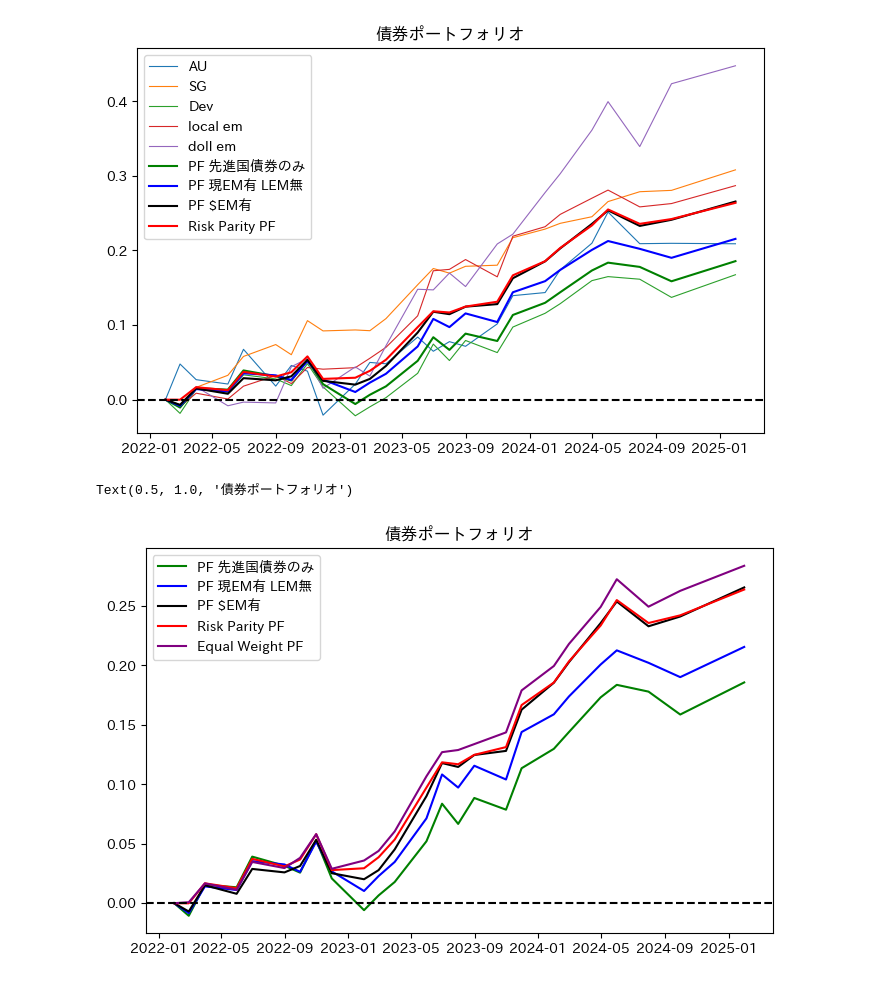
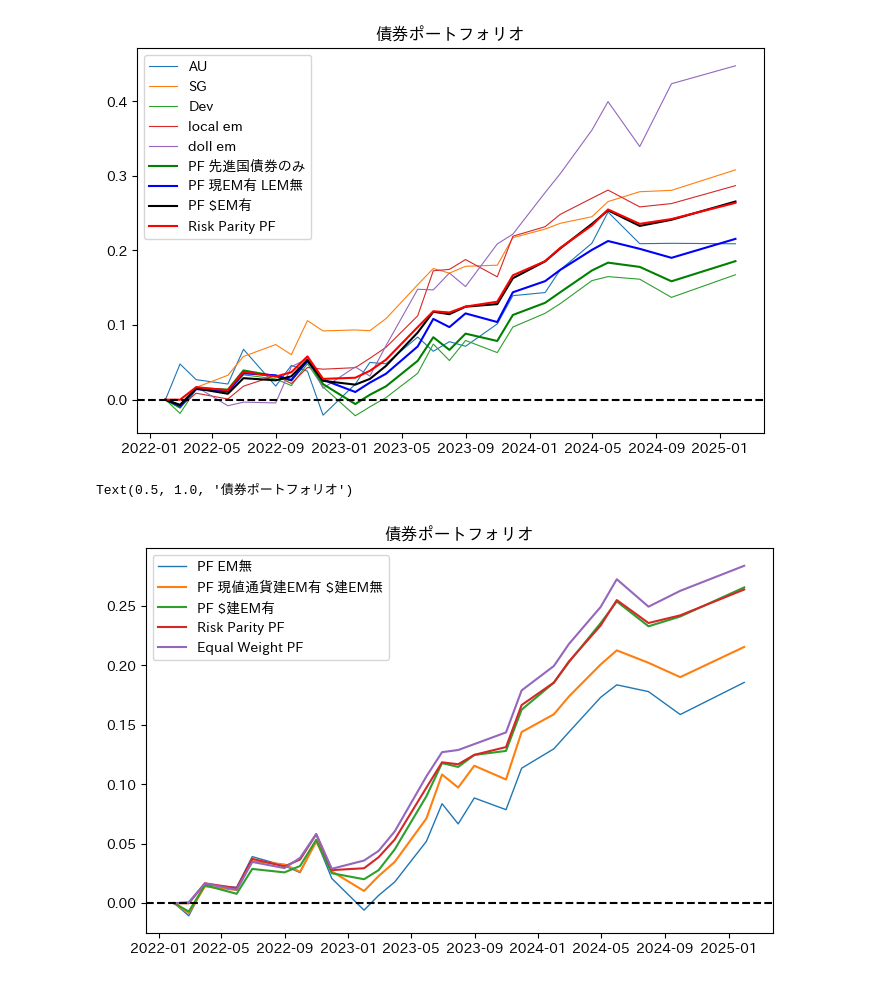
Before and after one commit to Keisei-Akiya/finance, a Jupyter notebook: src/analysis/fund_analysis/bond_portfolio.ipynb, the cells around one changed output. Drawn from its saved outputs; the diff is of its cells as text; code cells hidden in the pictures.

```diff
--- a/src/analysis/fund_analysis/investment_trust.ipynb
+++ b/src/analysis/fund_analysis/bond_portfolio.ipynb
@@ -674,30 +616,30 @@ Text(0.5, 1.0, '債券ポートフォリオ')
 # %%
 au = bond_df['au_bond_value'] - bond_df['au_bond_value'][0]
 sg = bond_df['sg_bond_value'] - bond_df['sg_bond_value'][0]
 dev = bond_df['dev_bond_value'] - bond_df['dev_bond_value'][0]
 lem = bond_df['em_bond_value'] - bond_df['em_bond_value'][0]
 dem = bond_df['em_bond_doll_value'] - bond_df['em_bond_doll_value'][0]
 
 dev_only_pf = 0.1 * au + 0.1 * sg + 0.8 * dev
 lem_pf = 0.1 * au + 0.1 * sg + 0.55 * dev + 0.25 * lem
 dem_pf = 0.1 * au + 0.1 * sg + 0.4 * dev + 0.2 * lem + 0.2 * dem
 rp_pf = 0.2 * au + 0.2 * sg + 0.3 * dev + 0.15 * lem + 0.15 * dem
 eq_pf = 0.2 * au + 0.2 * sg + 0.2 * dev + 0.2 * lem + 0.2 * dem
 
 fig, ax = plt.subplots(figsize=(1.618*5, 5))
 # ax.plot(bond_df['date'], au, label='AU', lw=0.8)
 # ax.plot(bond_df['date'], sg, label='SG', lw=0.8)
 # ax.plot(bond_df['date'], dev, label='Dev', lw=0.8)
 # ax.plot(bond_df['date'], lem, label='local em', lw=0.8)
 # ax.plot(bond_df['date'], dem, label='doll em', lw=0.8)
-ax.plot(bond_df['date'], dev_only_pf, label='PF 先進国債券のみ', lw=1.5, color='green')
-ax.plot(bond_df['date'], lem_pf, label='PF 現EM有 LEM無', lw=1.5, color='blue')
-ax.plot(bond_df['date'], dem_pf, label='PF $EM有', lw=1.5, color='black')
-ax.plot(bond_df['date'], rp_pf, label='Risk Parity PF', lw=1.5, color='red')
-ax.plot(bond_df['date'], eq_pf, label='Equal Weight PF', lw=1.5, color='purple')
+ax.plot(bond_df['date'], dev_only_pf, label='PF EM無', lw=1)
+ax.plot(bond_df['date'], lem_pf, label='PF 現値通貨建EM有 $建EM無')
+ax.plot(bond_df['date'], dem_pf, label='PF $建EM有')
+ax.plot(bond_df['date'], rp_pf, label='Risk Parity PF')
+ax.plot(bond_df['date'], eq_pf, label='Equal Weight PF')
 ax.axhline(0, color='k', ls='--')
 ax.legend()
 ax.set_title('債券ポートフォリオ')
 # %% [output]
 Text(0.5, 1.0, '債券ポートフォリオ')
-[figure, old version]
+[figure, new version]
```
Also changed, not shown: parts of 5 cells of this notebook.
